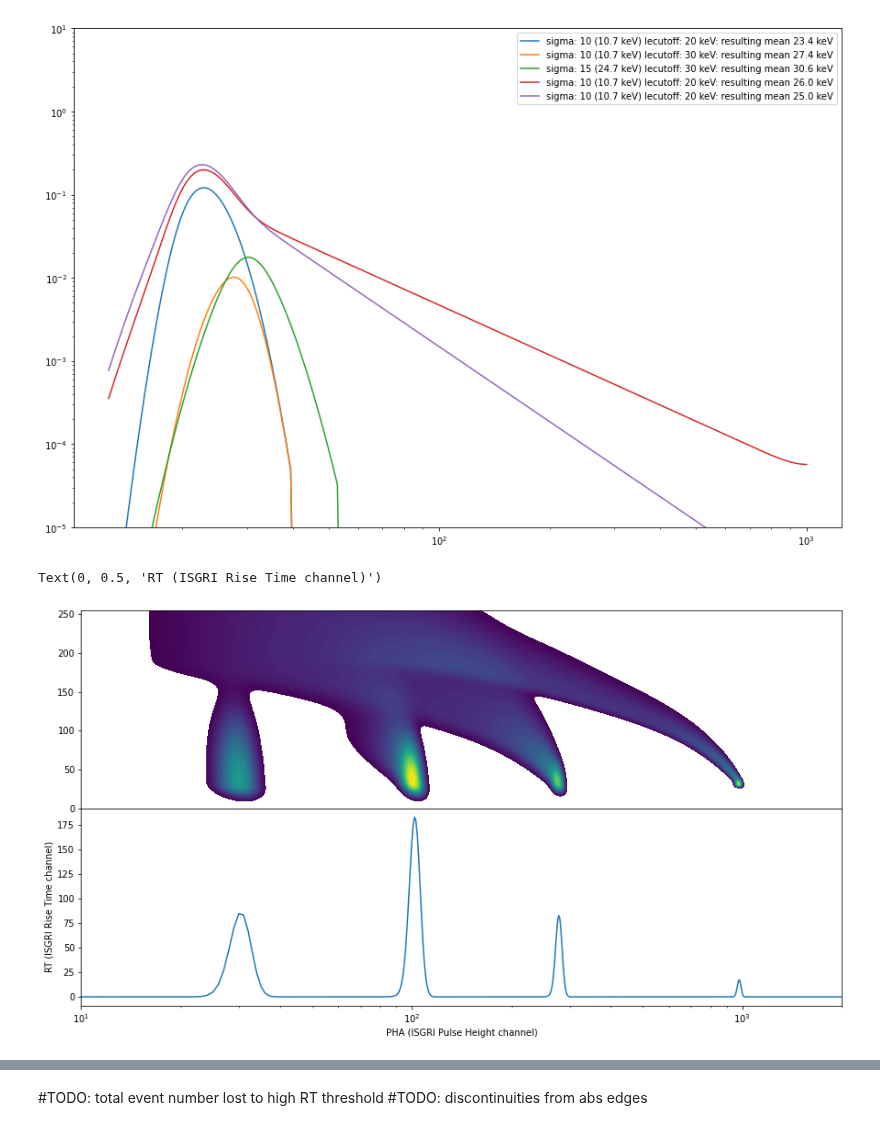
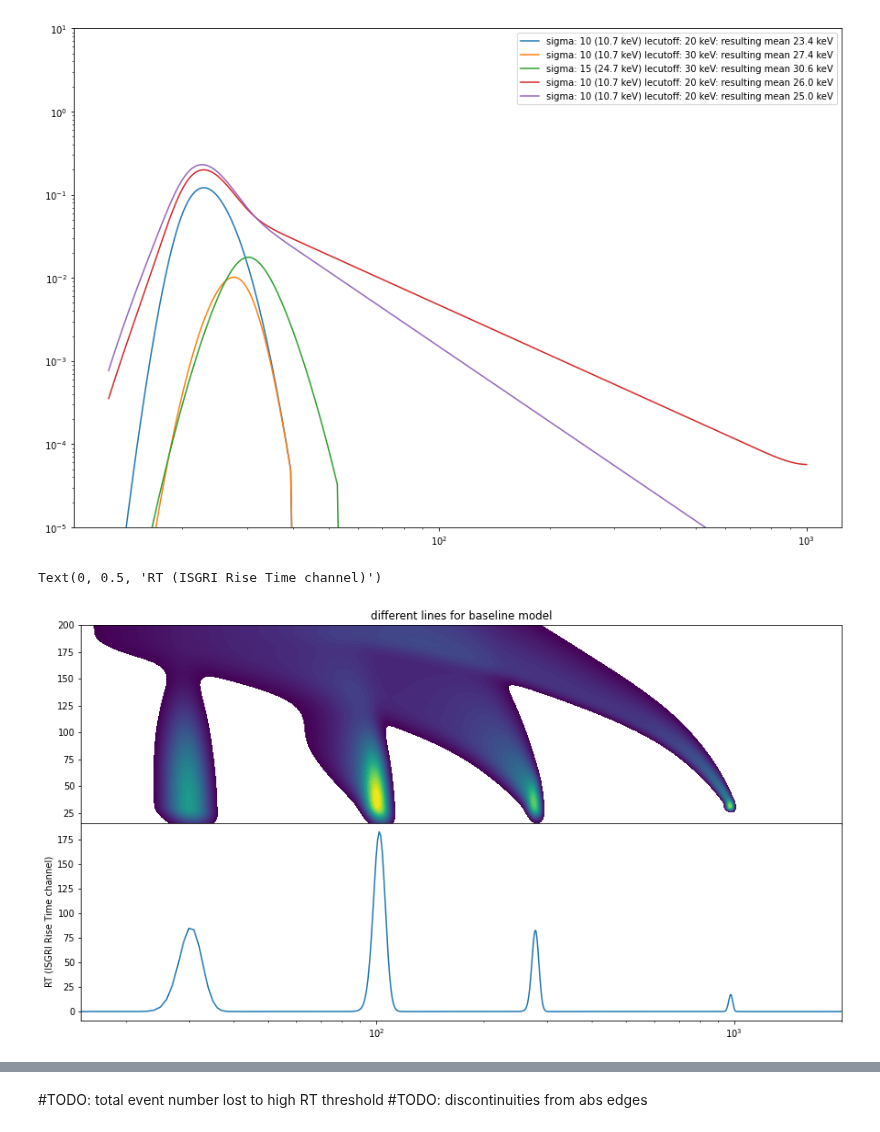
Before and after one commit to volodymyrss/integral-ibis-isgri-le-response, a Jupyter notebook: readme.ipynb, the cells around one changed output, grey strips where cells are left out. Cells and saved outputs as stored; diff of their text form; code cells hidden in the pictures.

```diff
--- a/readme.ipynb
+++ b/readme.ipynb
@@ -27,5 +55,8 @@ Below, shown separately background and source rates
 # %%
-from astropy.io import fits
-lut2 = fits.open('/mnt/sshfs/cdcihn/unsaved/astro/savchenk/data/reduced/ddcache/byrev/0239/FinalizeLUT2.xvbase5.2/4711debf/lut2_1d_final.fits.gz')[0]
-lut2.header
+importlib.reload(bipar_model)
+det_base = bipar_model.detector.from_lut2_fits('/mnt/sshfs/cdcihn/unsaved/astro/savchenk/data/reduced/ddcache/byrev/0239/FinalizeLUT2.xvbase5.2/4711debf/lut2_1d_final.fits.gz')
+
+print(det_base)
+
+ilut2_base, i1d_base = det_base.generate_approximate_reconstruction(np.logspace(0, 3, 15))
 # %% [output]
@@ -45,7 +76,0 @@ V       =                  120
-# %%
-det_base = bipar_model.detector()
-
-for k in ['mu_e', 'mu_t', 'tau_e', 'tau_t', 'offset']:
-    setattr(det_base, k, lut2.header.get(k.upper()))
-
-det_base.export_detector()
@@ -101,55 +119,38 @@ plt.ylim([1e-5, 10])
 (1e-05, 10)
 [figure]
 # %%
-import sys
-import os
-import numpy as np
-import importlib
 
-os.environ['EDDOSA_TOOLS_DIR'] = os.getcwd() + '/eddosa_tools/'
-
-sys.path.insert(0, 'dda-ddosa')
-sys.path.insert(0, 'dda-eddosa')
-sys.path.insert(0, 'eddosa_tools/fit1d')
-sys.path.insert(0, 'lut2model/python')
-
-import lut2model
-import bipar_model
-import eddosa
-
-lut2model.set_verbosity(0)
 
 #lut2model.render_bipar_m0()
 
-bpm = eddosa.BiparModel()
-bpm.bipar_model
-det = bipar_model.detector()
-det.import_detector(det_base.export_detector())
+det = det_base.copy()
 
-pha_2d, rt_2d = np.meshgrid(np.arange(2048), np.arange(256))
+pha_2d, rt_2d = det.mesh()
 
 
 bip = np.zeros_like(pha_2d, dtype=float)
 
 for en in [22, 59, 150, 511]:
     _bip = bipar_model.make_bipar_monoenergetic(det, en).transpose()
 
     bip += _bip / np.nanquantile(_bip[_bip>_bip.max()/100].flatten(), 0.5)
 
 f, (ax1,ax2) = plt.subplots(2,1, figsize=(15, 8), sharex=True)
 ax1.contourf(pha_2d, rt_2d, bip**0.5, levels=np.logspace(-1, 0)*np.nanmax(bip**0.5))
 
 ax2.plot(
     pha_2d[0,:],
     bip[15:30,:].sum(0)
 )
 
 plt.semilogx()
-plt.xlim([10, 2000])
+ax1.set_xlim([15, 2000])
+ax1.set_ylim([16, 200])
 plt.subplots_adjust(hspace=0)
 
-plt.xlabel('PHA (ISGRI Pulse Height channel)')
-plt.ylabel('RT (ISGRI Rise Time channel)')
+ax1.set_title('different lines for baseline model')
+ax1.set_xlabel('PHA (ISGRI Pulse Height channel)')
+ax2.set_ylabel('RT (ISGRI Rise Time channel)')
 # %% [output]
 Text(0, 0.5, 'RT (ISGRI Rise Time channel)')
-[figure, old version]
+[figure, new version]
```
Also changed, not shown: parts of 13 cells of this notebook.
